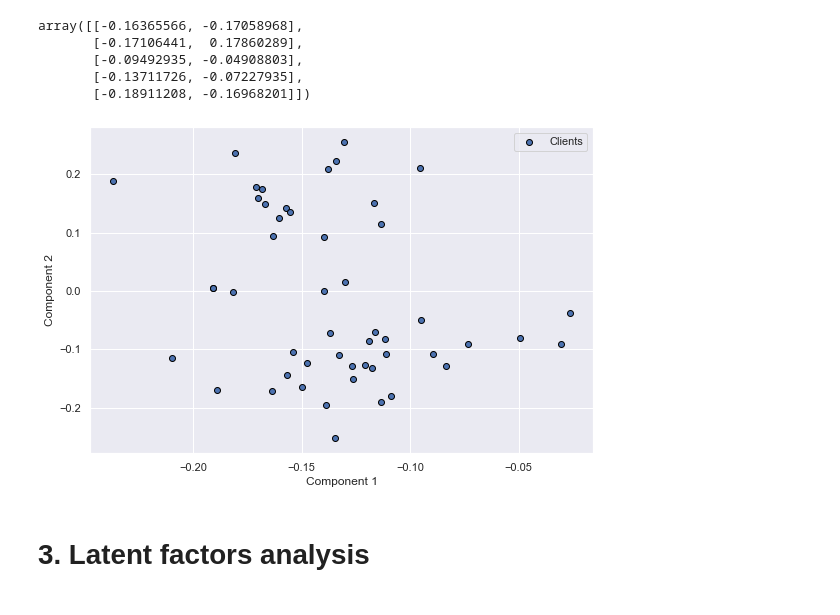
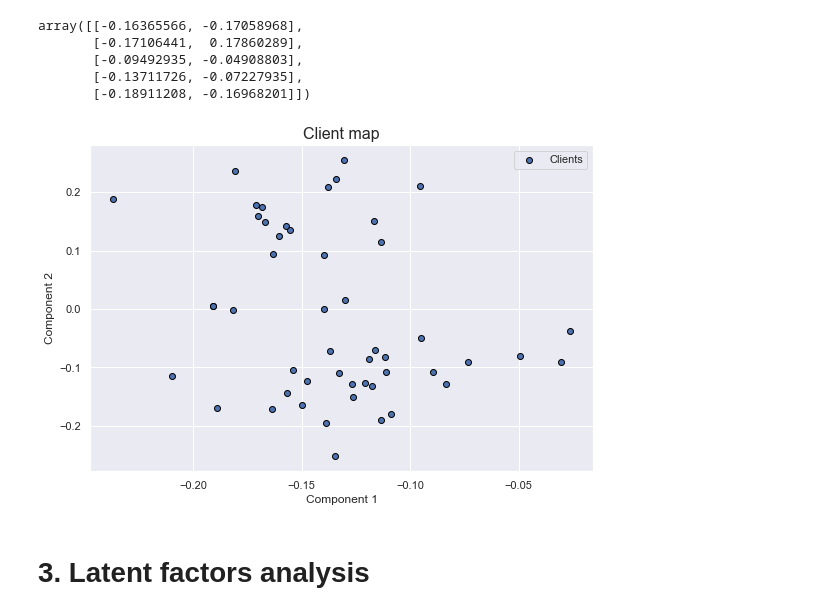
Before and after one commit to CodeSopranos/lab-2-data-analysis, a Jupyter notebook: lab2.ipynb, the cells around one changed output. Saved outputs shown, nothing was run; the diff lists cells and outputs as text; code cells hidden in the pictures.

```diff
--- a/lab2.ipynb
+++ b/lab2.ipynb
@@ -314,9 +314,10 @@ array([[-0.16365566, -0.17058968],
 # %%
 plt.figure(figsize=(9, 6))
 plt.scatter(comp_K[:, 0], comp_K[:, 1], label='Clients', edgecolors='black')
 plt.legend()
 plt.ylabel('Component 2')
 plt.xlabel('Component 1')
+plt.title('Client map', fontsize=16)
 plt.show()
 # %% [output]
-[figure, old version]
+[figure, new version]
```
Also changed, not shown: parts of 38 cells of this notebook.
